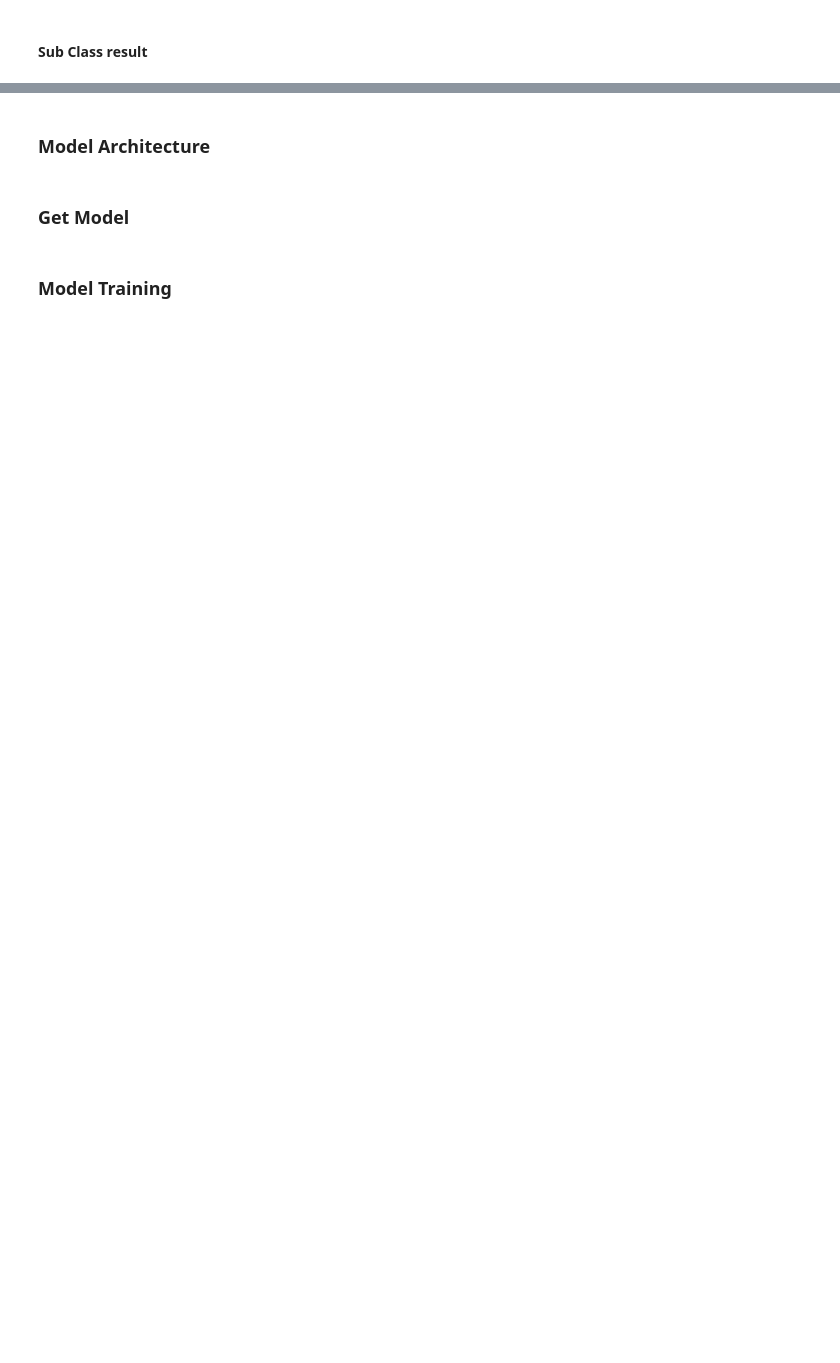
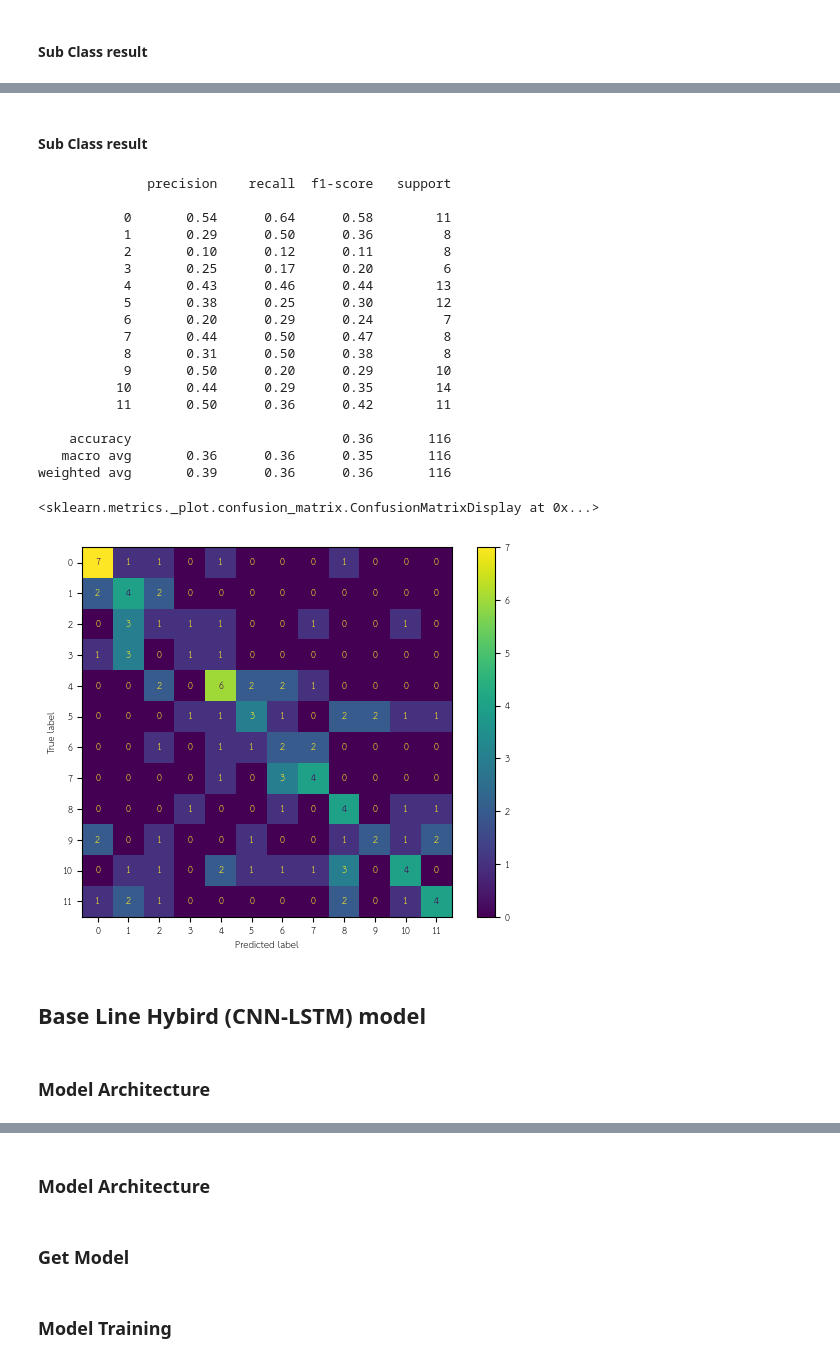
Before and after one commit to AthimetA/Chefbot, a Jupyter notebook: chefbot_Main.ipynb, the cells around one changed output, grey strips where cells are left out. Saved outputs shown, nothing was run; the diff lists cells and outputs as text; code cells hidden in the pictures; blank space fills up the shorter version.

```diff
--- a/chefbot_Main.ipynb
+++ b/chefbot_Main.ipynb
@@ -729,0 +746,34 @@ print(what_pred)
+# %% [markdown]
+#### **Sub Class result**
+# %%
+pred_sub_class = np.argmax(pred[1], axis=1)
+print(classification_report(np.argmax(y_test_sub_class, axis=1), pred_sub_class,zero_division=0))
+# plot confusion matrix
+cm = confusion_matrix(np.argmax(y_test_sub_class, axis=1), pred_sub_class)
+disp = ConfusionMatrixDisplay(confusion_matrix=cm, display_labels=['0', '1', '2', '3', '4', '5', '6', '7', '8', '9','10','11'])
+disp.plot()
+# %% [output]
+              precision    recall  f1-score   support
+
+           0       0.54      0.64      0.58        11
+           1       0.29      0.50      0.36         8
+           2       0.10      0.12      0.11         8
+           3       0.25      0.17      0.20         6
+           4       0.43      0.46      0.44        13
+           5       0.38      0.25      0.30        12
+           6       0.20      0.29      0.24         7
+           7       0.44      0.50      0.47         8
+           8       0.31      0.50      0.38         8
+           9       0.50      0.20      0.29        10
+          10       0.44      0.29      0.35        14
+          11       0.50      0.36      0.42        11
+
+    accuracy                           0.36       116
+   macro avg       0.36      0.36      0.35       116
+weighted avg       0.39      0.36      0.36       116
+<sklearn.metrics._plot.confusion_matrix.ConfusionMatrixDisplay at 0x...>
+[figure, added]
+# %% [markdown]
+## **Base Line Hybird (CNN-LSTM) model**
+# %% [markdown]
+### **Model Architecture**
```
Also changed, not shown: parts of 50 cells of this notebook, 3 other files.
